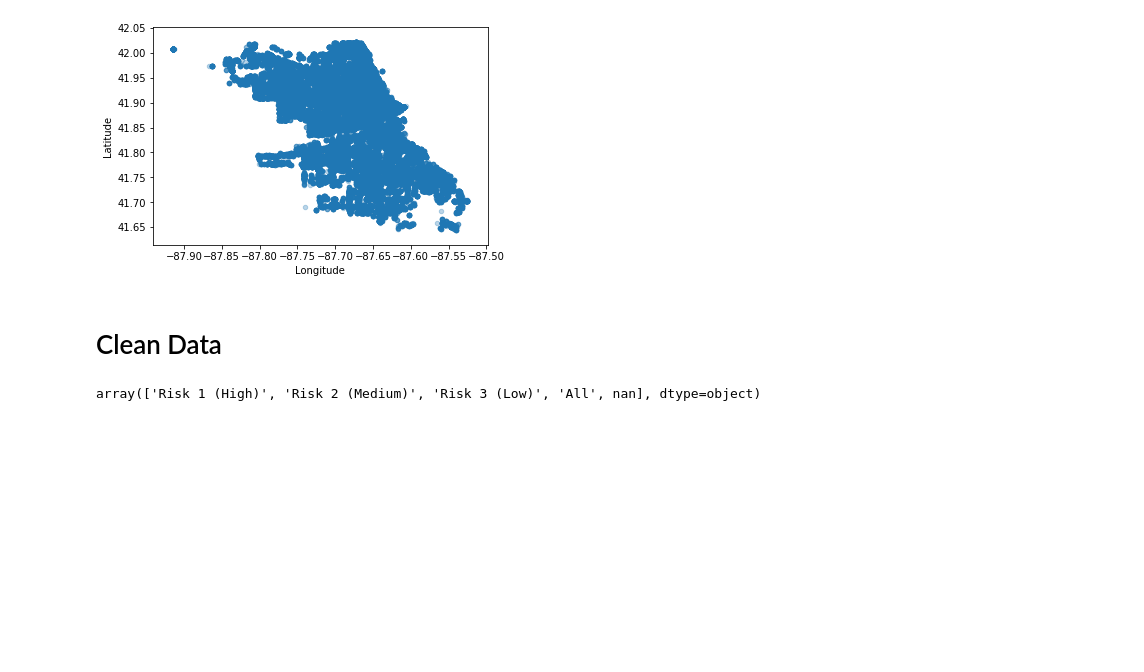
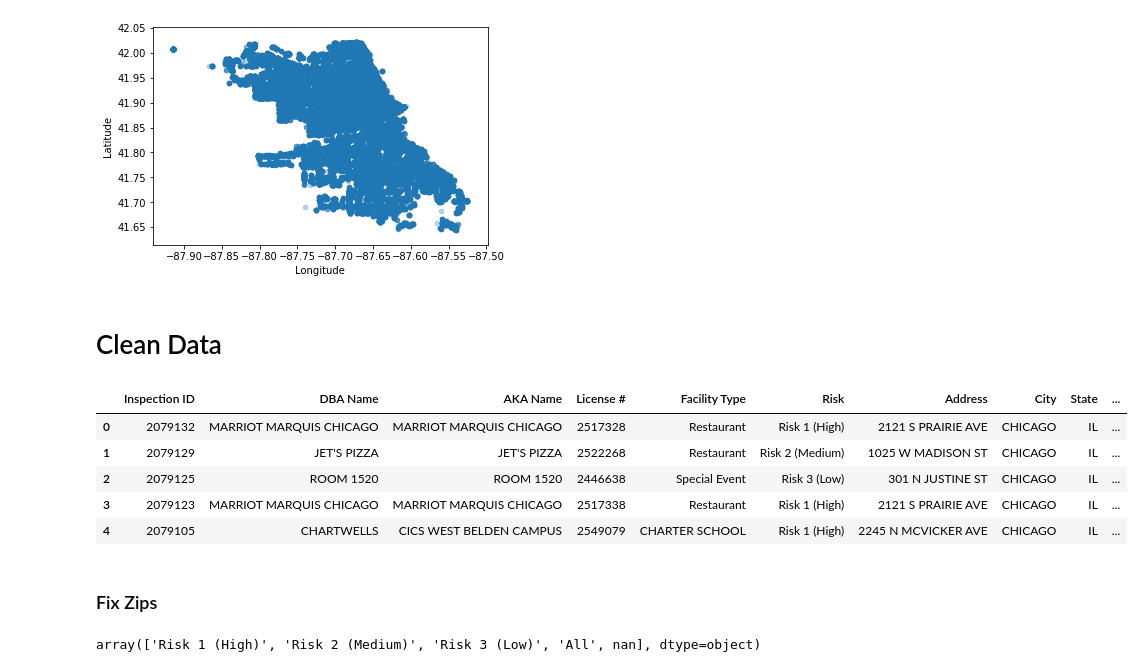
Before and after one commit to fjcamillo/Hands-On-Machine-Learning-with-Scikit-Learn-and-Tensorflow-Notes, a Jupyter notebook: Chapter 2 - Exercise.ipynb, the cells around one changed output. Drawn from its saved outputs; the diff is of its cells as text; code cells hidden in the pictures; blank space fills up the shorter version.

```diff
--- a/Chapter 2 - Exercise.ipynb
+++ b/Chapter 2 - Exercise.ipynb
@@ -38,6 +33,17 @@ data.plot.scatter(x = 'Longitude', y='Latitude', alpha=0.3)
 [figure]
 # %% [markdown]
 # Clean Data
+# %%
+data.head()
+# %% [output]
+|  | Inspection ID | DBA Name | AKA Name | License # | Facility Type | Risk | Address | City | State | ... |
+| 0 | 2079132 | MARRIOT MARQUIS CHICAGO | MARRIOT MARQUIS CHICAGO | 2517328 | Restaurant | Risk 1 (High) | 2121 S PRAIRIE AVE | CHICAGO | IL | ... |
+| 1 | 2079129 | JET'S PIZZA | JET'S PIZZA | 2522268 | Restaurant | Risk 2 (Medium) | 1025 W MADISON ST | CHICAGO | IL | ... |
+| 2 | 2079125 | ROOM 1520 | ROOM 1520 | 2446638 | Special Event | Risk 3 (Low) | 301 N JUSTINE ST | CHICAGO | IL | ... |
+| 3 | 2079123 | MARRIOT MARQUIS CHICAGO | MARRIOT MARQUIS CHICAGO | 2517338 | Restaurant | Risk 1 (High) | 2121 S PRAIRIE AVE | CHICAGO | IL | ... |
+| 4 | 2079105 | CHARTWELLS | CICS WEST BELDEN CAMPUS | 2549079 | CHARTER SCHOOL | Risk 1 (High) | 2245 N MCVICKER AVE | CHICAGO | IL | ... |
+# %% [markdown]
+### Fix Zips
 # %%
 #Fix zips into ints
 data['Zip'].fillna(0,inplace=True)
```
Also changed, not shown: parts of 8 cells of this notebook.
